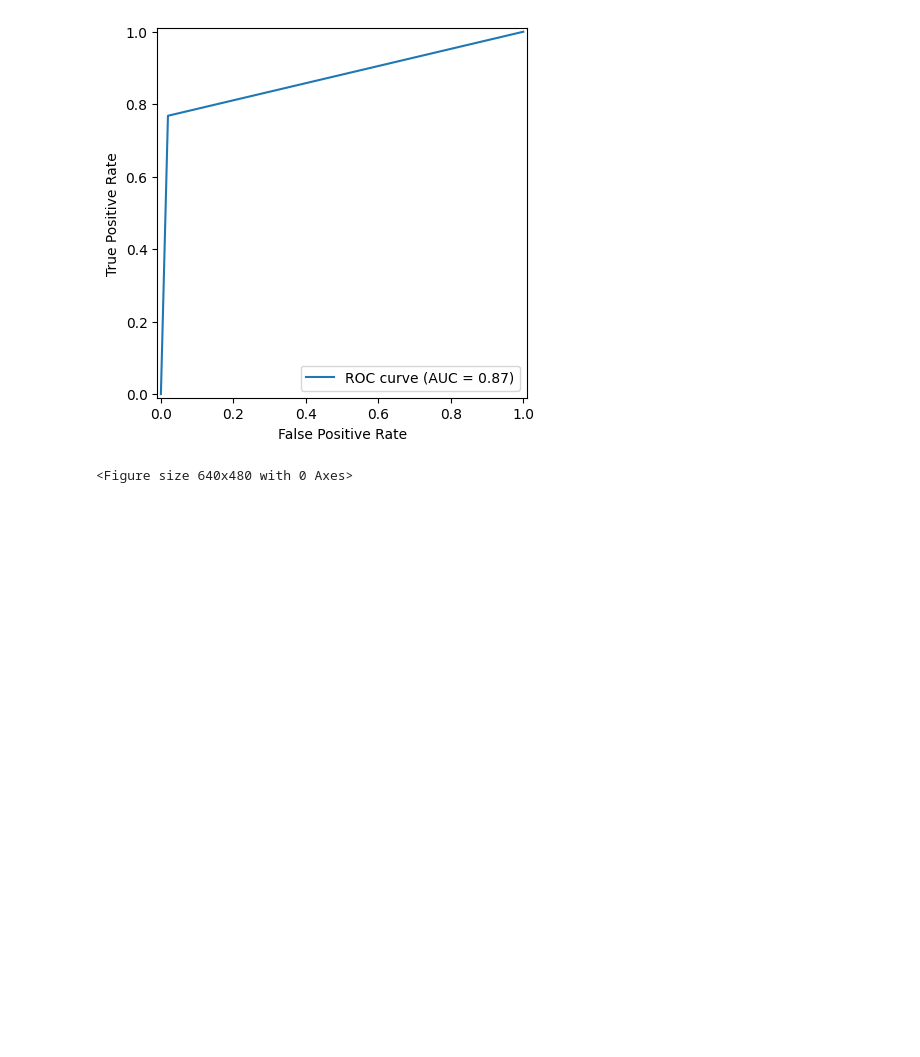
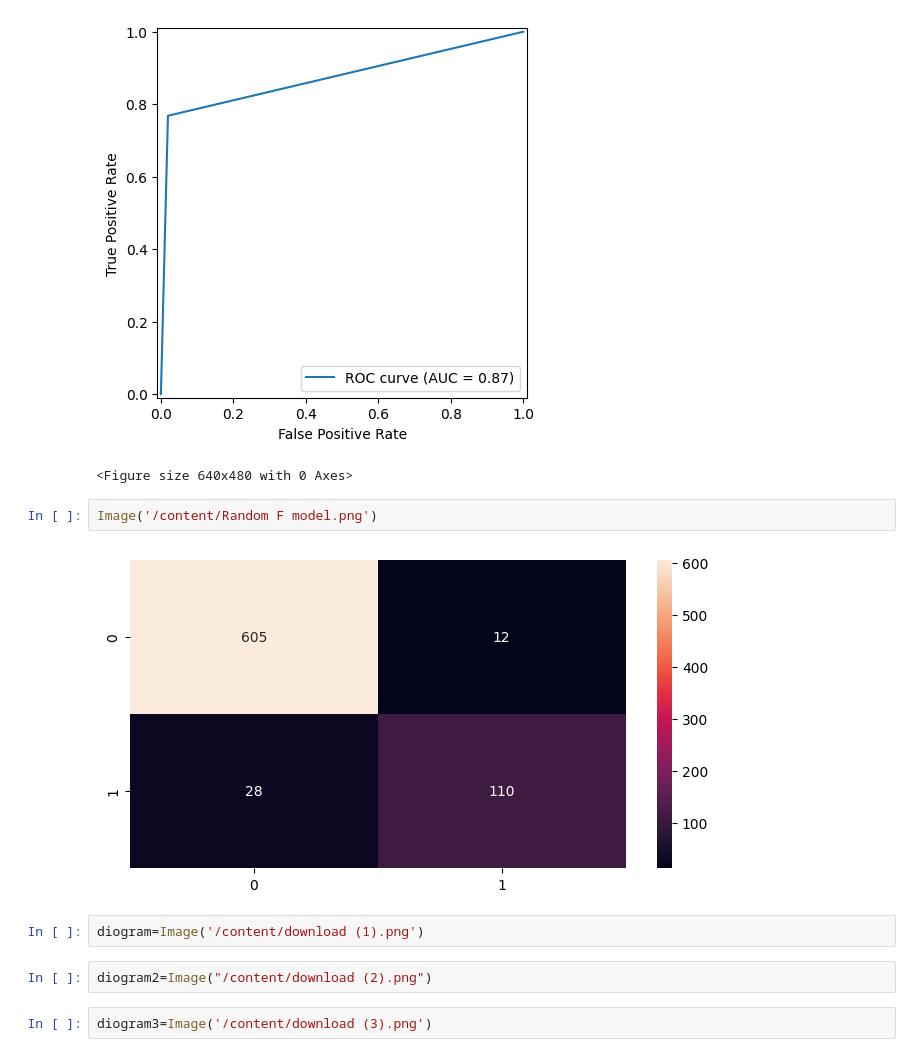
Before and after one commit to Bilol2747/customer_churn_analysis, a Jupyter notebook: Customer_Churn_Amaliyot_.ipynb, the cells around one changed output. Saved outputs shown, nothing was run; the diff lists cells and outputs as text; blank space fills up the shorter version.

```diff
--- a/Customer_Churn_Amaliyot_.ipynb
+++ b/Customer_Churn_Amaliyot_.ipynb
@@ -428,3 +428,13 @@ Model aniqligi : 0.9417218543046357
 [figure]
 [figure]
 <Figure size 640x480 with 0 Axes>
+# %%
+Image('/content/Random F model.png')
+# %% [output]
+[figure, added]
+# %%
+diogram=Image('/content/download (1).png')
+# %%
+diogram2=Image("/content/download (2).png")
+# %%
+diogram3=Image('/content/download (3).png')
```
